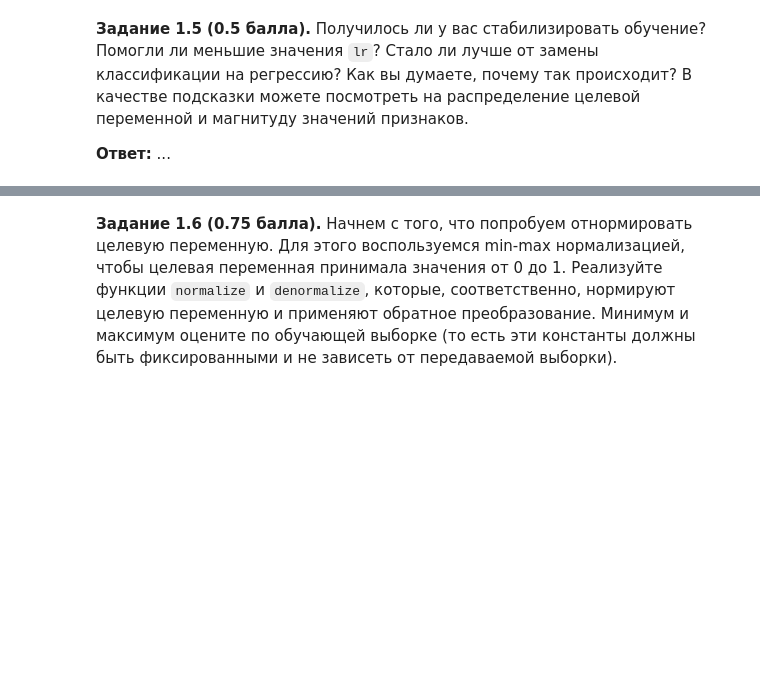
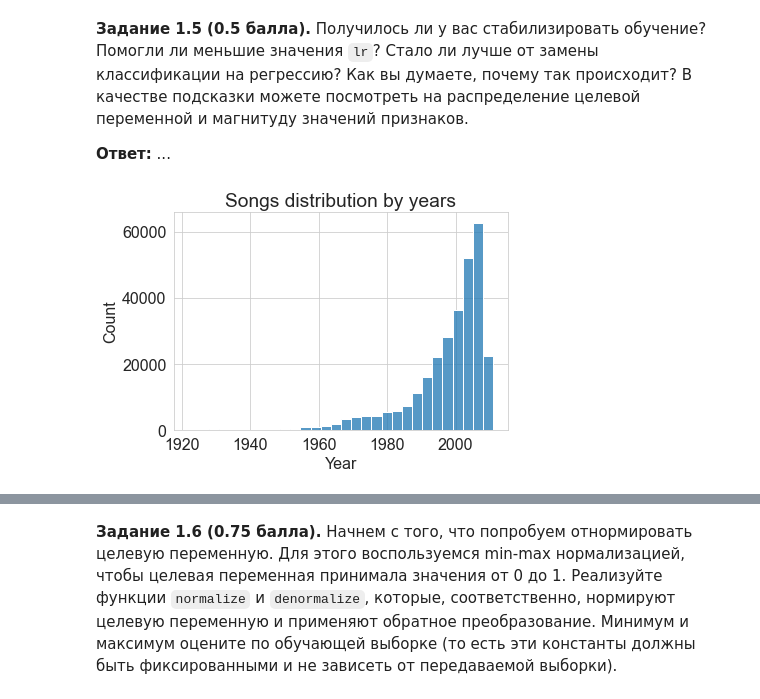
Before and after one commit to kkorolev1/dl-1, a Jupyter notebook: hw/shw-01-mlp/shw-01-mlp-part2.ipynb, the cells around one changed output, grey strips where cells are left out. Saved outputs shown, nothing was run; the diff lists cells and outputs as text; code cells hidden in the pictures; blank space fills up the shorter version.

```diff
--- a/hw/shw-01-mlp/shw-01-mlp-part2.ipynb
+++ b/hw/shw-01-mlp/shw-01-mlp-part2.ipynb
@@ -264,3 +334,9 @@ def train_and_validate(model, optimizer, criterion, metric, train_loader, val_lo
 **Задание 1.5 (0.5 балла).** Получилось ли у вас стабилизировать обучение? Помогли ли меньшие значения `lr`? Стало ли лучше от замены классификации на регрессию? Как вы думаете, почему так происходит? В качестве подсказки можете посмотреть на распределение целевой переменной и магнитуду значений признаков.
 
 **Ответ:** ...
+# %%
+sns.histplot(y_train, bins=30);
+plt.title("Songs distribution by years");
+plt.xlabel("Year");
+# %% [output]
+[figure, added]
```
Also changed, not shown: parts of 24 cells of this notebook.
